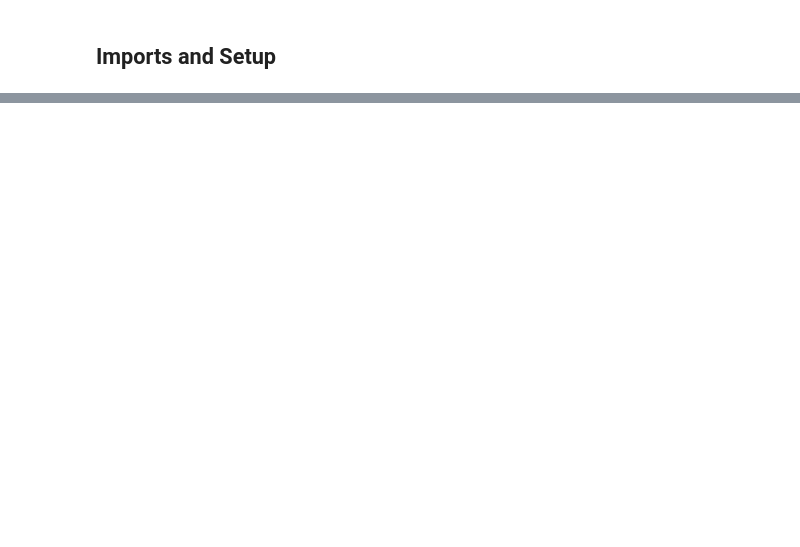
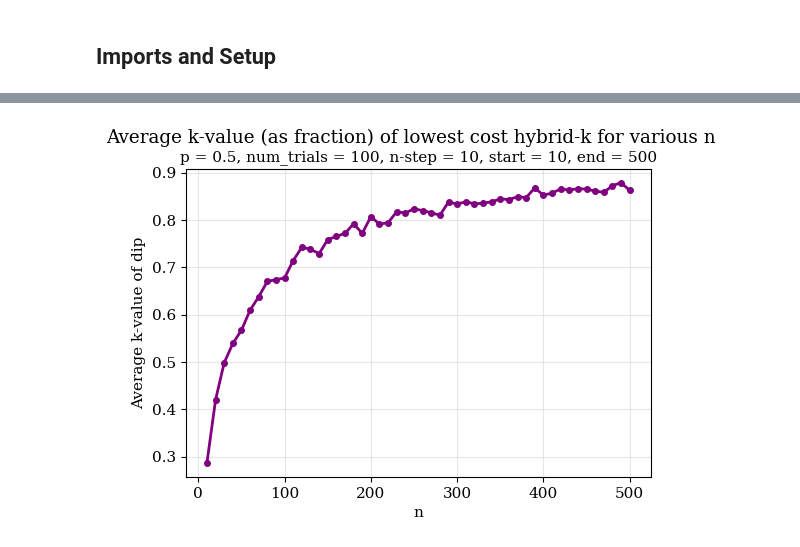
Before and after one commit to SamSandwich07/Concave-Optimal-Transport, a Jupyter notebook: hybrid_k.ipynb, the cells around one changed output, grey strips where cells are left out. Cells and saved outputs as stored; diff of their text form; code cells hidden in the pictures; blank space fills up the shorter version.

```diff
--- a/hybrid_k.ipynb
+++ b/hybrid_k.ipynb
@@ -102,0 +102,29 @@ plt.show()
+# %%
+# Generate n points num_trials number of times for various n. Compute the average k which has the lowest cost matching for each n and plot k against n
+
+p = 0.5
+num_trials = 100
+step = 10
+start_n = 10
+max_n = 500
+n_vals = np.arange(start_n, max_n + step, step)
+
+avg_dips = []
+for n in n_vals:
+  dip_sum = 0
+  for _ in range(num_trials):
+      X, Y = generate_random_points(n)
+      hybrid_costs = compute_hybrid_costs_for_all_k(X, Y, p)
+      dip_sum += hybrid_costs.index(min(hybrid_costs))
+  avg_dips.append(dip_sum / (n * num_trials))
+
+fig, ax = plt.subplots(figsize=(6, 4))
+ax.plot(n_vals, avg_dips, 'o-', linewidth=2, markersize=4, color='purple')
+ax.set_xlabel('n')
+ax.set_ylabel('Average k-value of dip')
+plt.suptitle('Average k-value (as fraction) of lowest cost hybrid-k for various n')
+plt.title(f"p = {p}, num_trials = {num_trials}, n-step = {step}, start = {start_n}, end = {max_n}", fontsize=11)
+ax.grid(True, alpha=0.3)
+plt.show()
+# %% [output]
+[figure, added]
```
Also changed, not shown: parts of 3 cells of this notebook, 2 other files.
